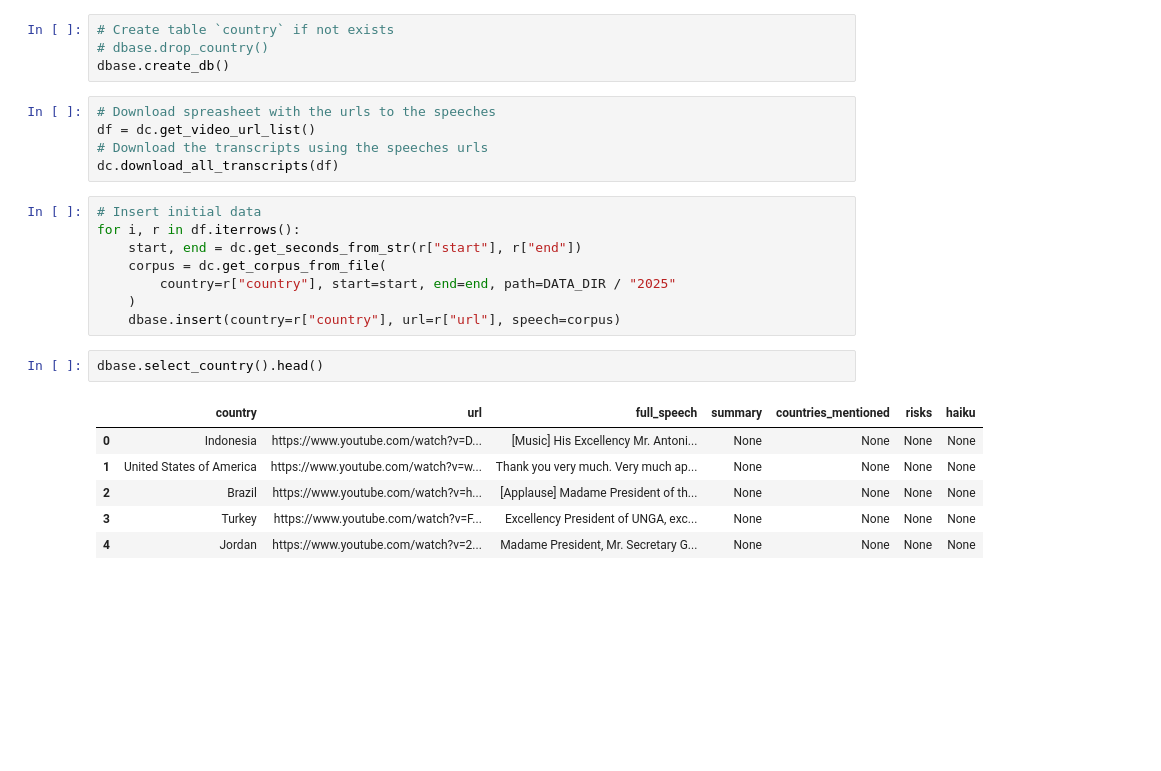
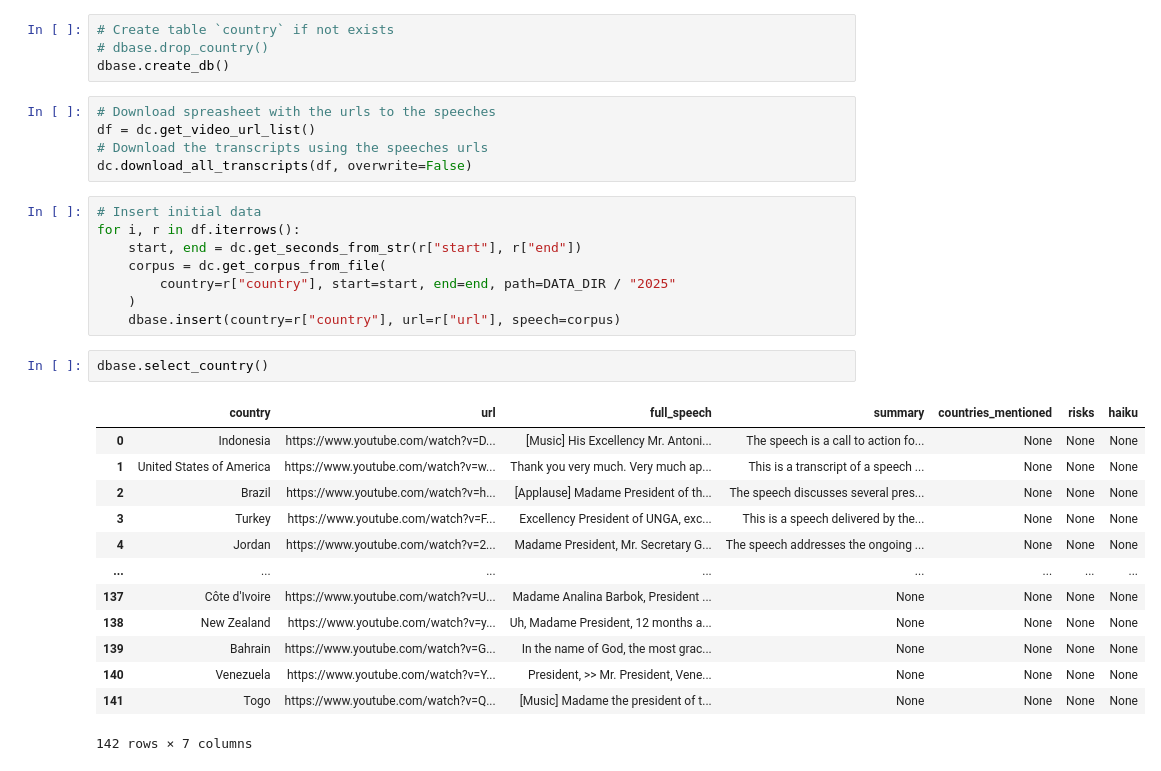
Before and after one commit to darenasc/unga80, a Jupyter notebook: notebooks/diego/01_data_collection.ipynb, the cells around one changed output. Saved outputs shown, nothing was run; the diff lists cells and outputs as text; blank space fills up the shorter version.

```diff
--- a/notebooks/diego/01_data_collection.ipynb
+++ b/notebooks/diego/01_data_collection.ipynb
@@ -14,7 +14,7 @@ dbase.create_db()
 # Download spreasheet with the urls to the speeches
 df = dc.get_video_url_list()
 # Download the transcripts using the speeches urls
-dc.download_all_transcripts(df)
+dc.download_all_transcripts(df, overwrite=False)
 # %%
 # Insert initial data
 for i, r in df.iterrows():
@@ -24,11 +24,18 @@ for i, r in df.iterrows():
     )
     dbase.insert(country=r["country"], url=r["url"], speech=corpus)
 # %%
-dbase.select_country().head()
+dbase.select_country()
 # %% [output]
 |  | country | url | full_speech | summary | countries_mentioned | risks | haiku |
-| 0 | Indonesia | https://www.youtube.com/watch?v=D... | [Music] His Excellency Mr. Antoni... | None | None | None | None |
-| 1 | United States of America | https://www.youtube.com/watch?v=w... | Thank you very much. Very much ap... | None | None | None | None |
-| 2 | Brazil | https://www.youtube.com/watch?v=h... | [Applause] Madame President of th... | None | None | None | None |
-| 3 | Turkey | https://www.youtube.com/watch?v=F... | Excellency President of UNGA, exc... | None | None | None | None |
-| 4 | Jordan | https://www.youtube.com/watch?v=2... | Madame President, Mr. Secretary G... | None | None | None | None |
+| 0 | Indonesia | https://www.youtube.com/watch?v=D... | [Music] His Excellency Mr. Antoni... | The speech is a call to action fo... | None | None | None |
+| 1 | United States of America | https://www.youtube.com/watch?v=w... | Thank you very much. Very much ap... | This is a transcript of a speech ... | None | None | None |
+| 2 | Brazil | https://www.youtube.com/watch?v=h... | [Applause] Madame President of th... | The speech discusses several pres... | None | None | None |
+| 3 | Turkey | https://www.youtube.com/watch?v=F... | Excellency President of UNGA, exc... | This is a speech delivered by the... | None | None | None |
+| 4 | Jordan | https://www.youtube.com/watch?v=2... | Madame President, Mr. Secretary G... | The speech addresses the ongoing ... | None | None | None |
+| ... | ... | ... | ... | ... | ... | ... | ... |
+| 137 | Côte d'Ivoire | https://www.youtube.com/watch?v=U... | Madame Analina Barbok, President ... | None | None | None | None |
+| 138 | New Zealand | https://www.youtube.com/watch?v=y... | Uh, Madame President, 12 months a... | None | None | None | None |
+| 139 | Bahrain | https://www.youtube.com/watch?v=G... | In the name of God, the most grac... | None | None | None | None |
+| 140 | Venezuela | https://www.youtube.com/watch?v=Y... | President, >> Mr. President, Vene... | None | None | None | None |
+| 141 | Togo | https://www.youtube.com/watch?v=Q... | [Music] Madame the president of t... | None | None | None | None |
+142 rows × 7 columns
```
Also changed, not shown: 2 other files.
